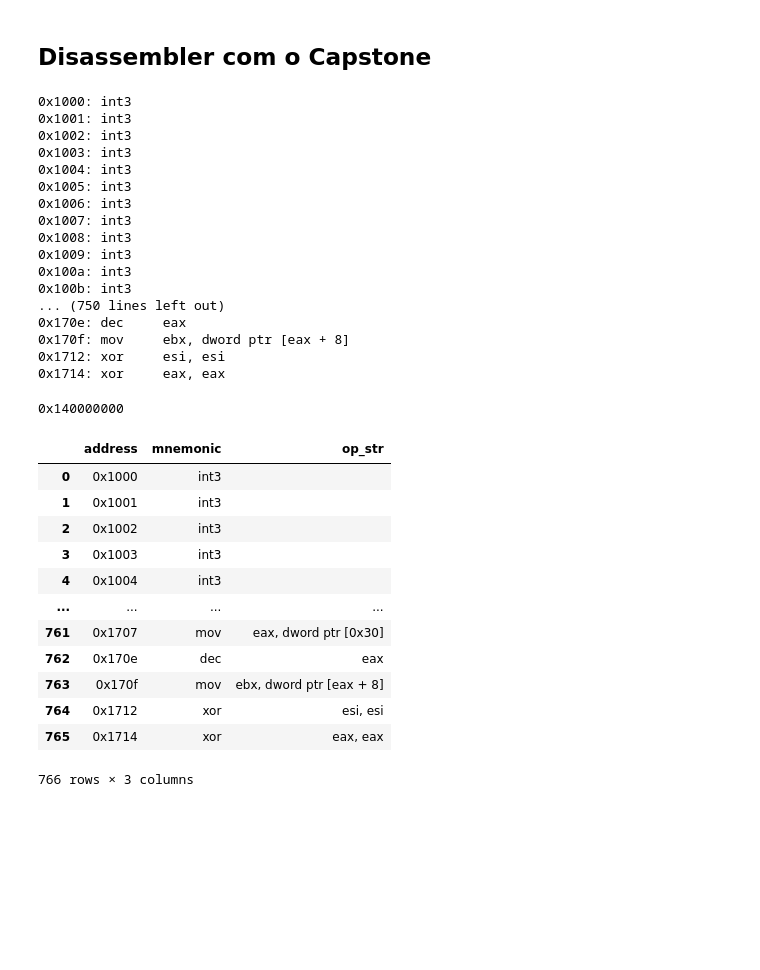
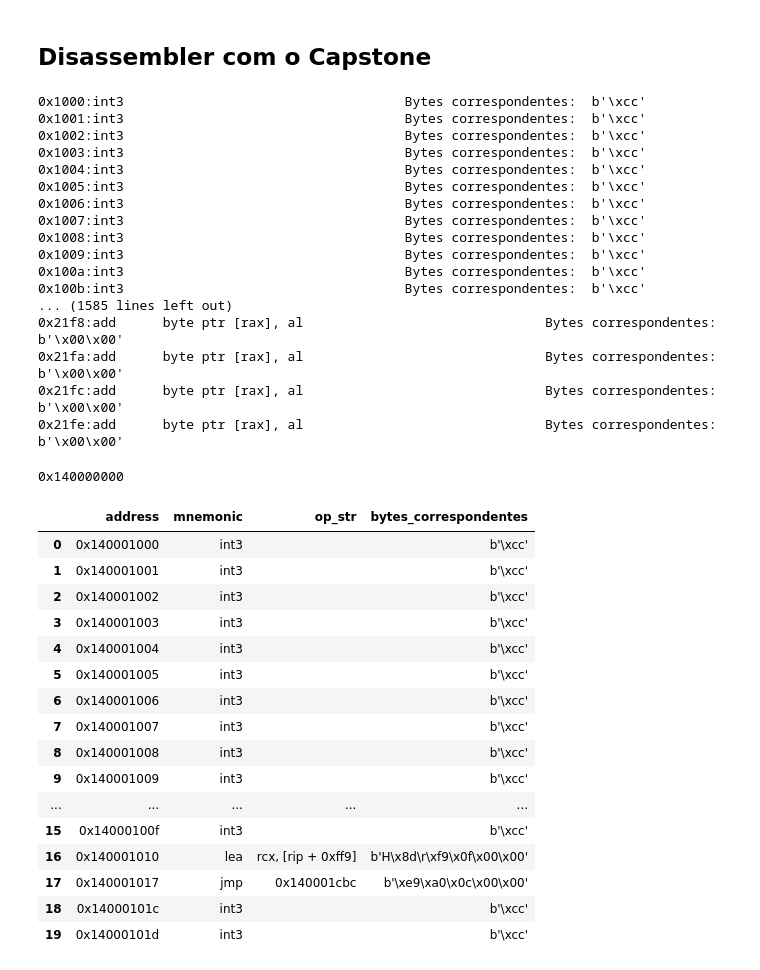
Before and after one commit to kevengoncalves-git/tecnicas_adversarias, a Jupyter notebook: Exploração_Code_Caves.ipynb, the cells around one changed output. Drawn from its saved outputs; the diff is of its cells as text; code cells hidden in the pictures; blank space fills up the shorter version.

```diff
--- a/Exploração_Code_Caves.ipynb
+++ b/Exploração_Code_Caves.ipynb
@@ -60,54 +71,60 @@ print(hex(base_rva))
 # %% [markdown]
 ## Disassembler com o Capstone
 # %%
-#primeiro argumento é o tipo de arquitetura x86 e o segundo é o tipo de código 32-bit
-disassembler = Cs(CS_ARCH_X86, CS_MODE_32)
+#primeiro argumento é o tipo de arquitetura x86 e o segundo é o tipo de código 64-bit
+disassembler = Cs(CS_ARCH_X86, CS_MODE_64)
 
 for instr in disassembler.disasm(raw_code, base_rva):
-  print(f"0x{instr.address:x}:\t{instr.mnemonic}\t{instr.op_str}") #endereço rva, intrução e a operação
+  print(f"0x{instr.address:x}:{instr.mnemonic}\t{instr.op_str}{' '*30} Bytes correspondentes: {str(bytes(instr.bytes)):^10}")
 # %% [output]
-0x1000: int3
-0x1001: int3
-0x1002: int3
-0x1003: int3
-0x1004: int3
-0x1005: int3
-0x1006: int3
-0x1007: int3
-0x1008: int3
-0x1009: int3
-0x100a: int3
-0x100b: int3
-... (750 lines left out)
-0x170e: dec     eax
-0x170f: mov     ebx, dword ptr [eax + 8]
-0x1712: xor     esi, esi
-0x1714: xor     eax, eax
+0x1000:int3                                    Bytes correspondentes:  b'\xcc'
+0x1001:int3                                    Bytes correspondentes:  b'\xcc'
+0x1002:int3                                    Bytes correspondentes:  b'\xcc'
+0x1003:int3                                    Bytes correspondentes:  b'\xcc'
+0x1004:int3                                    Bytes correspondentes:  b'\xcc'
+0x1005:int3                                    Bytes correspondentes:  b'\xcc'
+0x1006:int3                                    Bytes correspondentes:  b'\xcc'
+0x1007:int3                                    Bytes correspondentes:  b'\xcc'
+0x1008:int3                                    Bytes correspondentes:  b'\xcc'
+0x1009:int3                                    Bytes correspondentes:  b'\xcc'
+0x100a:int3                                    Bytes correspondentes:  b'\xcc'
+0x100b:int3                                    Bytes correspondentes:  b'\xcc'
+... (1585 lines left out)
+0x21f8:add      byte ptr [rax], al                               Bytes correspondentes: b'\x00\x00'
+0x21fa:add      byte ptr [rax], al                               Bytes correspondentes: b'\x00\x00'
+0x21fc:add      byte ptr [rax], al                               Bytes correspondentes: b'\x00\x00'
+0x21fe:add      byte ptr [rax], al                               Bytes correspondentes: b'\x00\x00'
 # %%
   print(hex(pe.OPTIONAL_HEADER.ImageBase))
 # %% [output]
 0x140000000
+# %%
+offset = base_rva+pe.OPTIONAL_HEADER.ImageBase
 # %%
 import pandas as pd
 # %%
-df_disassembler = pd.DataFrame(columns=['address', 'mnemonic', 'op_str'])
+df_disassembler = pd.DataFrame(columns=['address', 'mnemonic', 'op_str', 'bytes_correspondentes'])
 
-for instr in disassembler.disasm(raw_code, base_rva):
-  nova_linha = {'address': hex(instr.address), 'mnemonic': instr.mnemonic, 'op_str': instr.op_str}
+for instr in disassembler.disasm(raw_code, offset):
+  nova_linha = {'address': hex(instr.address), 'mnemonic': instr.mnemonic, 'op_str': instr.op_str, 'bytes_correspondentes': bytes(instr.bytes)}
   df_disassembler = pd.concat([df_disassembler, pd.DataFrame([nova_linha])], ignore_index=True)
 # %%
-df_disassembler
+df_disassembler.head(20)
 # %% [output]
-|  | address | mnemonic | op_str |
-| 0 | 0x1000 | int3 |  |
-| 1 | 0x1001 | int3 |  |
-| 2 | 0x1002 | int3 |  |
-| 3 | 0x1003 | int3 |  |
-| 4 | 0x1004 | int3 |  |
-| ... | ... | ... | ... |
-| 761 | 0x1707 | mov | eax, dword ptr [0x30] |
-| 762 | 0x170e | dec | eax |
-| 763 | 0x170f | mov | ebx, dword ptr [eax + 8] |
-| 764 | 0x1712 | xor | esi, esi |
-| 765 | 0x1714 | xor | eax, eax |
+|  | address | mnemonic | op_str | bytes_correspondentes |
+| 0 | 0x140001000 | int3 |  | b'\xcc' |
+| 1 | 0x140001001 | int3 |  | b'\xcc' |
+| 2 | 0x140001002 | int3 |  | b'\xcc' |
+| 3 | 0x140001003 | int3 |  | b'\xcc' |
+| 4 | 0x140001004 | int3 |  | b'\xcc' |
+| 5 | 0x140001005 | int3 |  | b'\xcc' |
+| 6 | 0x140001006 | int3 |  | b'\xcc' |
+| 7 | 0x140001007 | int3 |  | b'\xcc' |
+| 8 | 0x140001008 | int3 |  | b'\xcc' |
+| 9 | 0x140001009 | int3 |  | b'\xcc' |
+| ... | ... | ... | ... | ... |
+| 15 | 0x14000100f | int3 |  | b'\xcc' |
+| 16 | 0x140001010 | lea | rcx, [rip + 0xff9] | b'H\x8d\r\xf9\x0f\x00\x00' |
+| 17 | 0x140001017 | jmp | 0x140001cbc | b'\xe9\xa0\x0c\x00\x00' |
+| 18 | 0x14000101c | int3 |  | b'\xcc' |
+| 19 | 0x14000101d | int3 |  | b'\xcc' |
-766 rows × 3 columns
```
Also changed, not shown: parts of 15 cells of this notebook.
